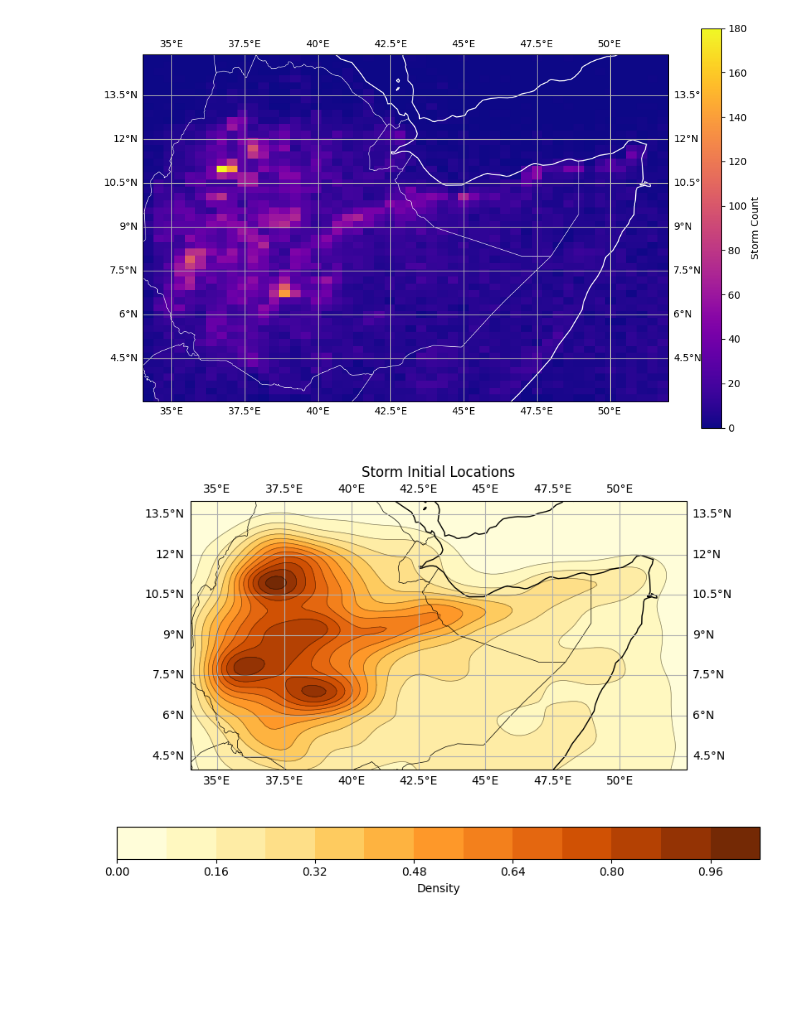
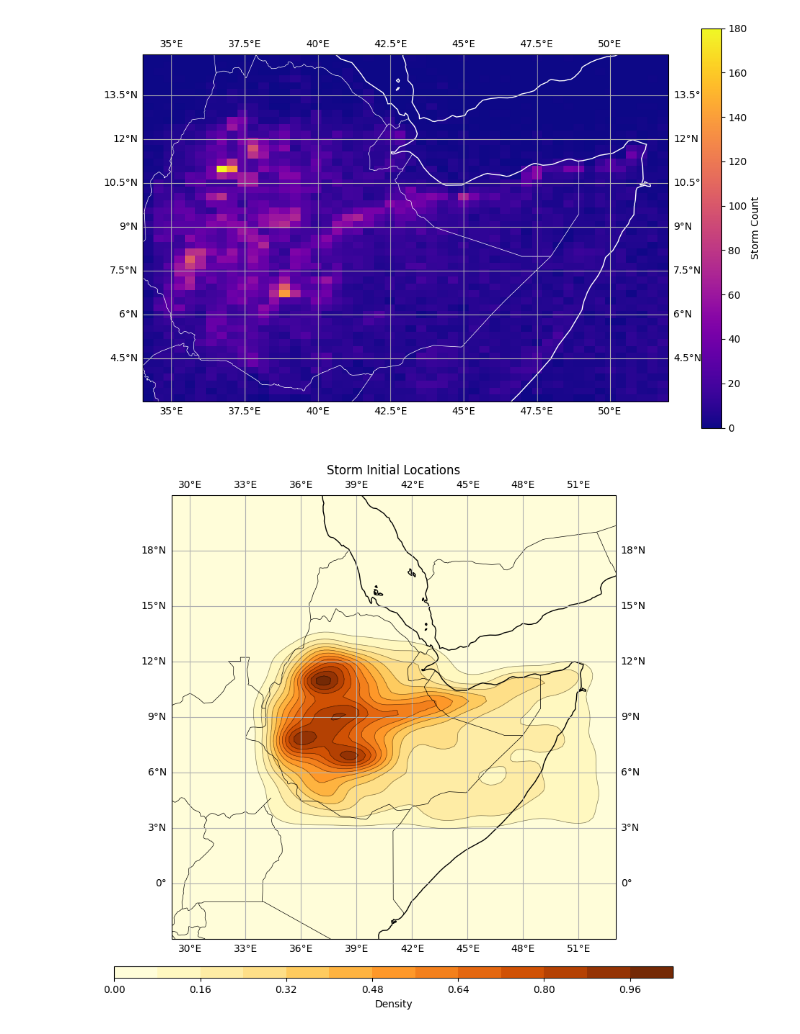
Before and after one commit to seangtkelley/uor-msc-dissertation-xai-african-storms, a Jupyter notebook: src/explore.ipynb, the cells around one changed output. Cells and saved outputs as stored; diff of their text form; code cells hidden in the pictures; blank space fills up the shorter version.

Commit message:
map bounds config

```diff
--- a/src/explore.ipynb
+++ b/src/explore.ipynb
@@ -42,35 +42,36 @@ plt.show()
 # %%
 import numpy as np
 from scipy.stats import gaussian_kde
 
 # 2D kernel density estimation
 xy = np.vstack([storm_inits["Lon"], storm_inits["Lat"]])
 kde = gaussian_kde(xy)
-xmin, xmax = 34.0, 52.5
-ymin, ymax = 4.0, 14.0
+xmin, xmax = config.MAP_AREA_EXTENT[0], config.MAP_AREA_EXTENT[1]
+ymin, ymax = config.MAP_AREA_EXTENT[2], config.MAP_AREA_EXTENT[3]
 X, Y = np.mgrid[xmin:xmax:100j, ymin:ymax:100j]
 positions = np.vstack([X.ravel(), Y.ravel()])
 Z = np.reshape(kde(positions).T, X.shape)
 
 # normalize Z for consistent color scaling
 Z /= Z.max()
 
 # setup plot of east africa
-plt.figure(figsize=(10, 6))
+plt.figure(figsize=(10, 10))
 ax = plt.axes(projection=ccrs.PlateCarree())
+# ax.set_extent(config.MAP_AREA_EXTENT, crs=ccrs.PlateCarree())
 ax.coastlines(resolution='50m', color='black', linewidth=1)
 ax.add_feature(cf.BORDERS, linewidth=0.5)
 ax.gridlines(draw_labels=True)
 
 # add filled contours and contour lines
 ctf = ax.contourf(X, Y, Z, levels=15, cmap="YlOrBr")
 ax.contour(X, Y, Z, levels=15, colors='k', linewidths=0.5, alpha=0.5)
-cbar = plt.colorbar(ctf, ax=ax, orientation='horizontal')
+cbar = plt.colorbar(ctf, ax=ax, orientation='horizontal', pad=0.05, aspect=50)
 cbar.set_label("Density")
 
 # Styling
 ax.set_title("Storm Initial Locations")
 plt.savefig(config.FIGURES_DIR/"storm_init_kde.png")
 plt.show()
 # %% [output]
-[figure, old version]
+[figure, new version]
```
Also changed, not shown: 2 other files.
